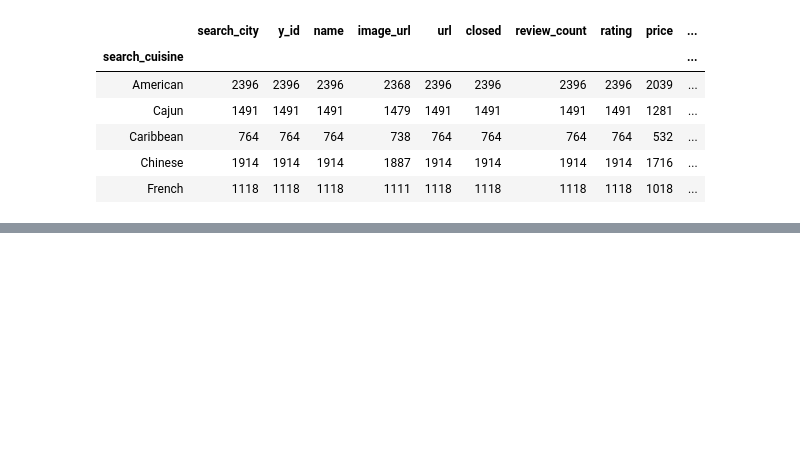
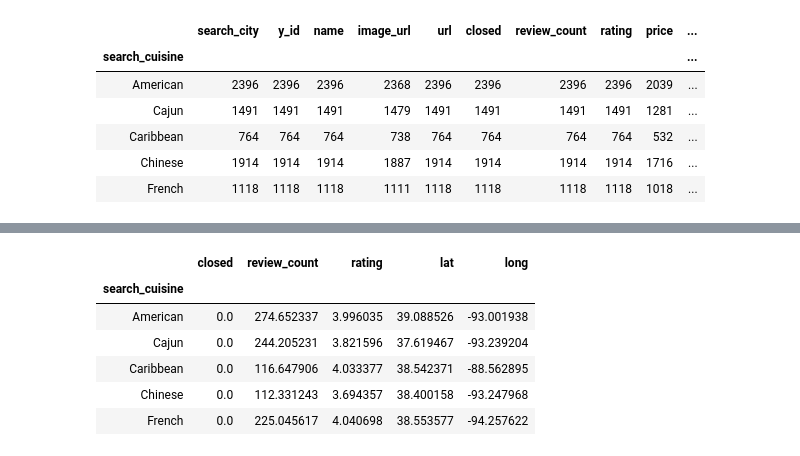
Before and after one commit to kahsay-1229/Yelp-Cuisine, a Jupyter notebook: yelpapidata.ipynb, the cells around one changed output, grey strips where cells are left out. Cells and saved outputs as stored; diff of their text form; code cells hidden in the pictures; blank space fills up the shorter version.

```diff
--- a/yelpapidata.ipynb
+++ b/yelpapidata.ipynb
@@ -148,0 +160,11 @@ yelp_gb_cuisinescount.count().head()
+# %%
+yelp_gb_cuisinesavg = yelp_format_rd1.groupby(['search_cuisine'])
+yelp_gb_cuisinesavg.mean().head()
+# %% [output]
+|  | closed | review_count | rating | lat | long |
+| search_cuisine |  |  |  |  |  |
+| American | 0.0 | 274.652337 | 3.996035 | 39.088526 | -93.001938 |
+| Cajun | 0.0 | 244.205231 | 3.821596 | 37.619467 | -93.239204 |
+| Caribbean | 0.0 | 116.647906 | 4.033377 | 38.542371 | -88.562895 |
+| Chinese | 0.0 | 112.331243 | 3.694357 | 38.400158 | -93.247968 |
+| French | 0.0 | 225.045617 | 4.040698 | 38.553577 | -94.257622 |
```
Also changed, not shown: parts of 3 cells of this notebook.
